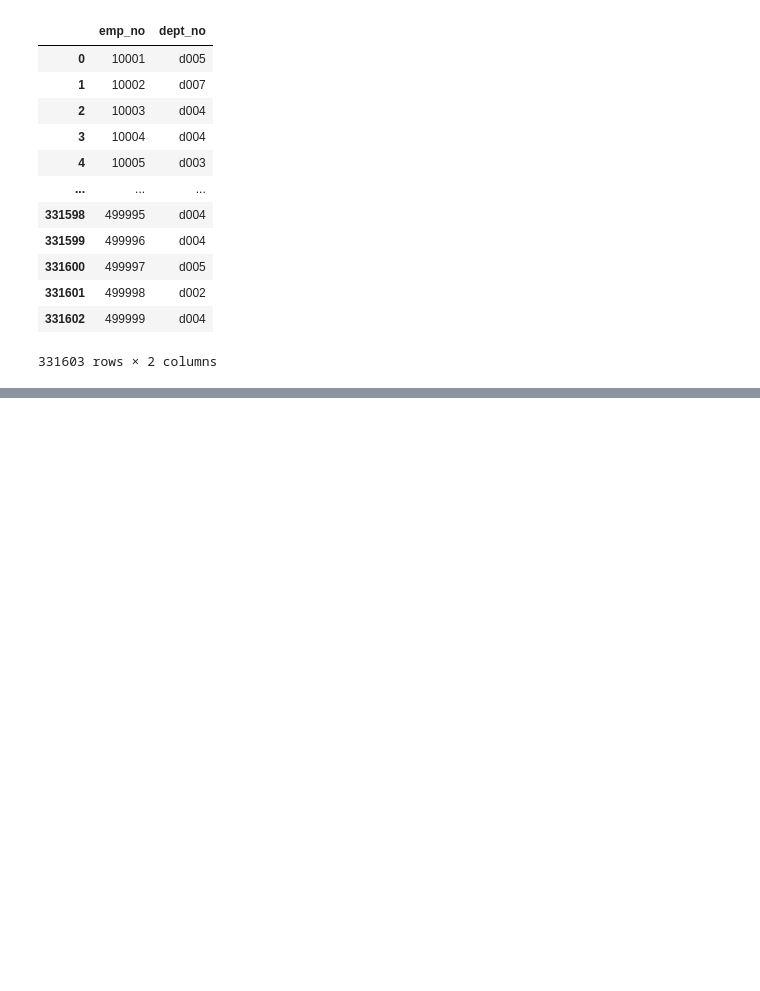
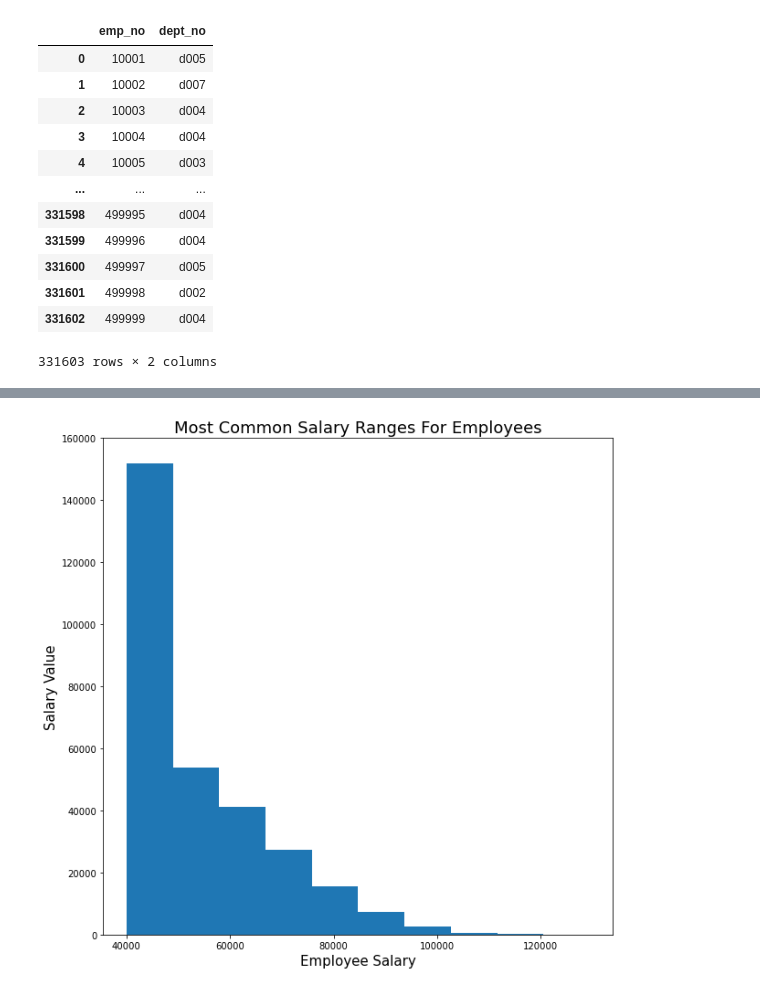
Before and after one commit to Ramyals-web/SQL-Challenges, a Jupyter notebook: Homework/employees.ipynb, the cells around one changed output, grey strips where cells are left out. Saved outputs shown, nothing was run; the diff lists cells and outputs as text; code cells hidden in the pictures; blank space fills up the shorter version.

```diff
--- a/Homework/employees.ipynb
+++ b/Homework/employees.ipynb
@@ -45,6 +45,7 @@ dept_emp_data
 | 331602 | 499999 | d004 |
 331603 rows × 2 columns
 # %%
-salary_data = pd.read_sql("SELECT * FROM salaries", connection)
-salary_data.info()
+# No null values
+salary_data = pd.read_sql("SELECT * FROM salaries ORDER BY salary", connection)
+salary_data
 # %% [output]
@@ -60,2 +77,12 @@ memory usage: 4.6 MB
 # %%
 ##  Create a histogram to visualize the most common salary ranges for employees.
+
+fig=plt.figure(figsize=(10,10))
+plt.hist(salary_data["salary"])
+plt.xlabel("Employee Salary", fontsize=15)
+plt.ylabel("Salary Value",fontsize=15)
+plt.ylim(0, 160000)
+plt.title("Most Common Salary Ranges For Employees", fontsize=18)
+plt.show()
+# %% [output]
+[figure, added]
```
Also changed, not shown: parts of 4 cells of this notebook.
